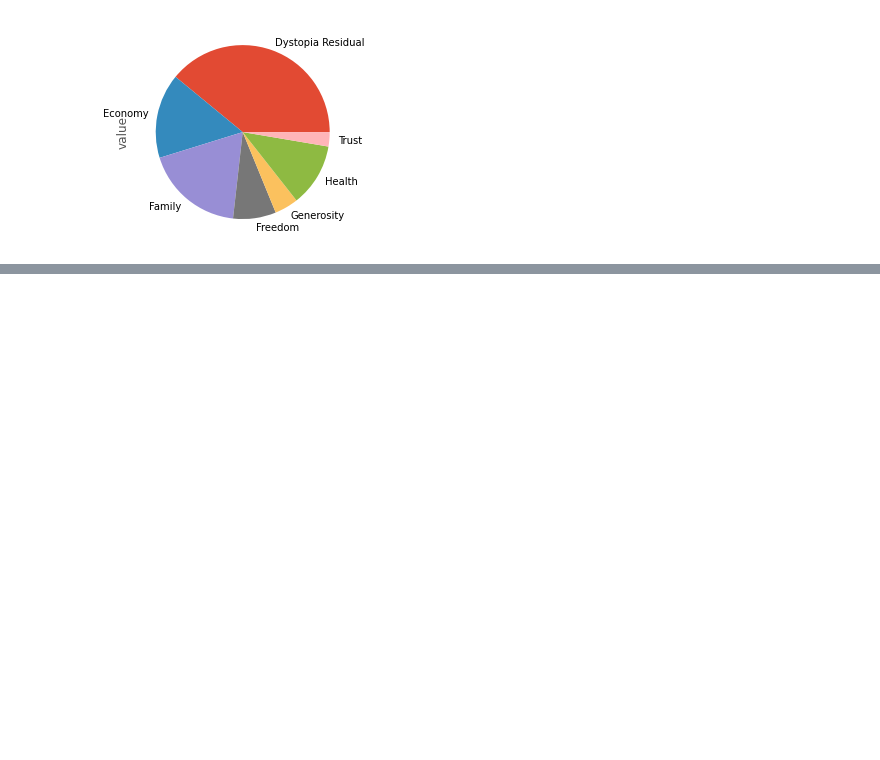
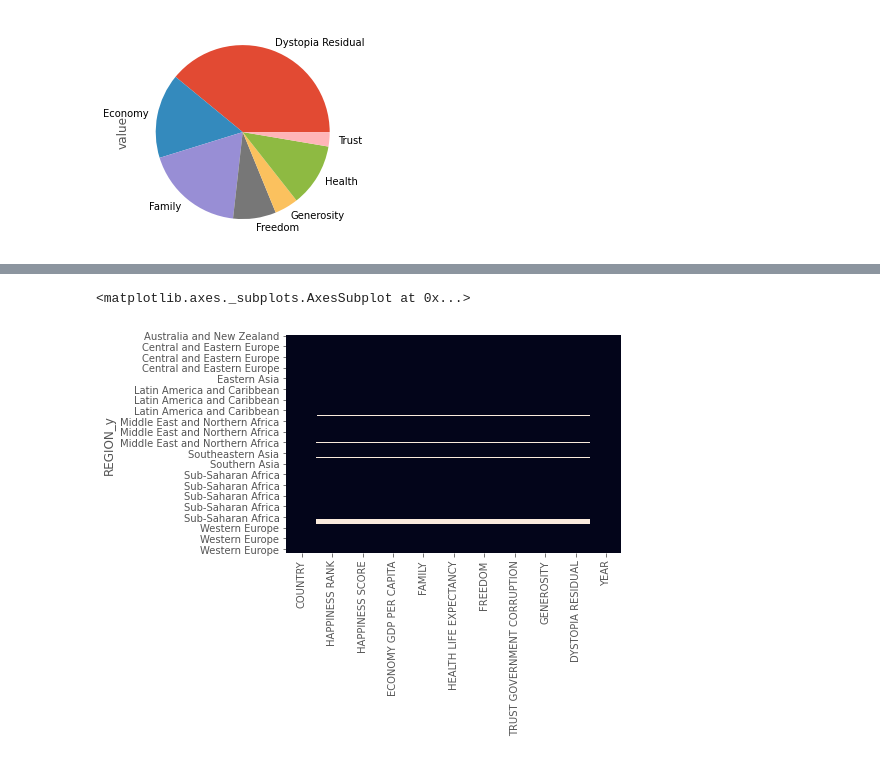
Before and after one commit to VictorOmondi1997/exploring-whr, a Jupyter notebook: exploring_whr.ipynb, the cells around one changed output, grey strips where cells are left out. Cells and saved outputs as stored; diff of their text form; code cells hidden in the pictures; blank space fills up the shorter version.

```diff
--- a/exploring_whr.ipynb
+++ b/exploring_whr.ipynb
@@ -211,0 +374,3 @@ plt.show()
+# %%
+combined = pd.merge(left=combined, right=pd.read_csv("https://raw.githubusercontent.com/VictorOmondi1997/exploring-whr/master/data/regions.csv"), on="COUNTRY", how="left")
+combined = combined.drop("REGION_x", axis=1)
@@ -211,0 +408,3 @@ plt.show()
+# %%
+combined["COUNTRY"]=combined["COUNTRY"].str.upper()
+combined[combined.duplicated(['COUNTRY', 'YEAR'])]
@@ -211,0 +416,2 @@ plt.show()
+# %%
+combined = combined.drop_duplicates(["COUNTRY", "YEAR"])
@@ -211,0 +428,3 @@ plt.show()
+# %%
+combined=combined.drop(['LOWER CONFIDENCE INTERVAL', 'STANDARD ERROR', 'UPPER CONFIDENCE INTERVAL', 'WHISKER HIGH', 'WHISKER LOW'], axis=1)
+combined.isna().sum()
@@ -211,0 +445,6 @@ plt.show()
+# %%
+sorted_happiness = combined.set_index('REGION_y').sort_values(['REGION_y', 'HAPPINESS SCORE'])
+sns.heatmap(sorted_happiness.isnull(), cbar=False)
+# %% [output]
+<matplotlib.axes._subplots.AxesSubplot at 0x...>
+[figure, added]
```
Also changed, not shown: parts of 26 cells of this notebook.
